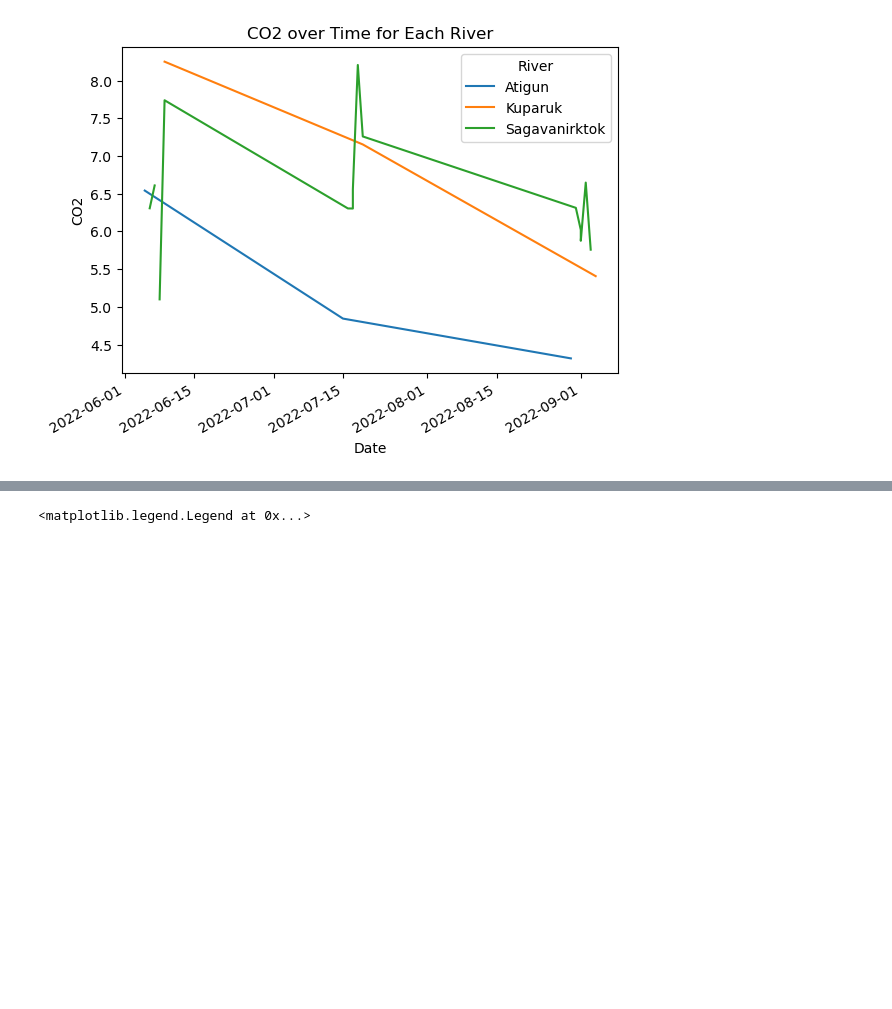
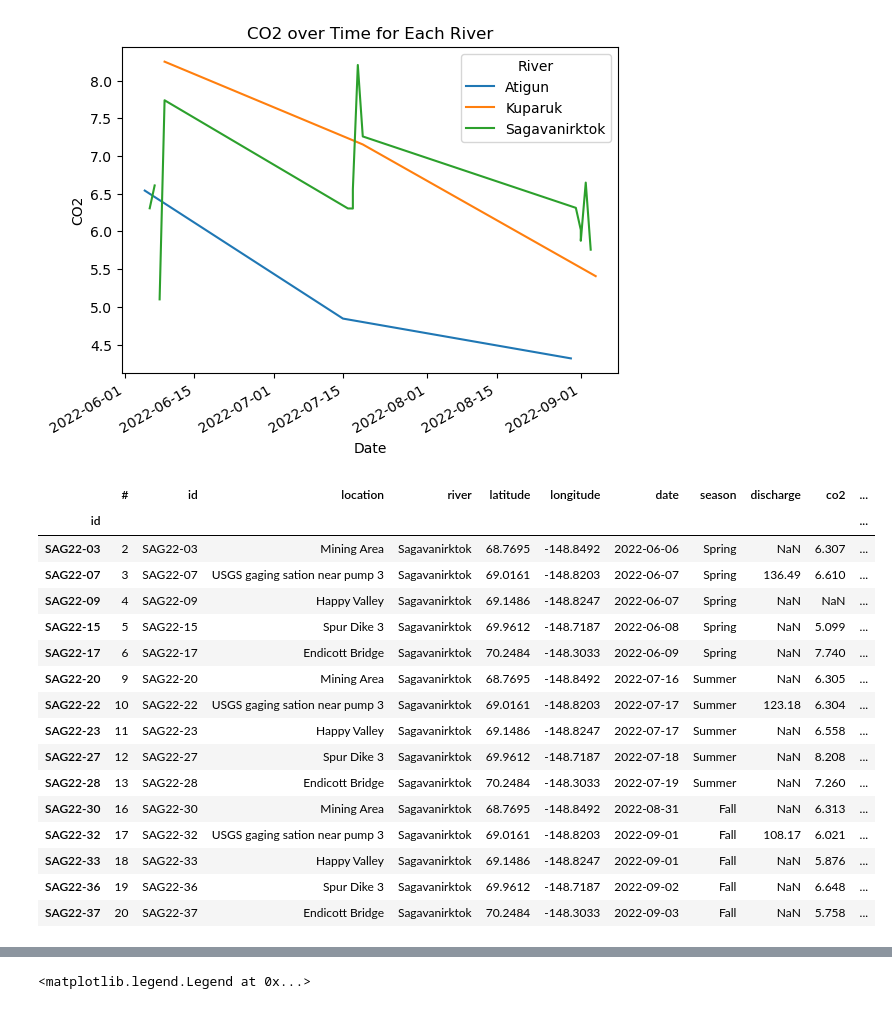
Before and after one commit to asm2296/Assignments, a Jupyter notebook: final project.ipynb, the cells around one changed output, grey strips where cells are left out. Drawn from its saved outputs; the diff is of its cells as text; code cells hidden in the pictures; blank space fills up the shorter version.

```diff
--- a/final project.ipynb
+++ b/final project.ipynb
@@ -47,9 +47,27 @@ plt.show()
 # %% [output]
 [figure]
 # %%
-kuparuk = ghg[ghg.river == "Kuparuk"]
+#will continue by focusing on one river
 sag = ghg[ghg.river == "Sagavanirktok"]
-atigun = ghg[ghg.river == "Atigun"]
+sag
+# %% [output]
+|  | # | id | location | river | latitude | longitude | date | season | discharge | co2 | ... |
+| id |  |  |  |  |  |  |  |  |  |  | ... |
+| SAG22-03 | 2 | SAG22-03 | Mining Area | Sagavanirktok | 68.7695 | -148.8492 | 2022-06-06 | Spring | NaN | 6.307 | ... |
+| SAG22-07 | 3 | SAG22-07 | USGS gaging sation near pump 3 | Sagavanirktok | 69.0161 | -148.8203 | 2022-06-07 | Spring | 136.49 | 6.610 | ... |
+| SAG22-09 | 4 | SAG22-09 | Happy Valley | Sagavanirktok | 69.1486 | -148.8247 | 2022-06-07 | Spring | NaN | NaN | ... |
+| SAG22-15 | 5 | SAG22-15 | Spur Dike 3 | Sagavanirktok | 69.9612 | -148.7187 | 2022-06-08 | Spring | NaN | 5.099 | ... |
+| SAG22-17 | 6 | SAG22-17 | Endicott Bridge | Sagavanirktok | 70.2484 | -148.3033 | 2022-06-09 | Spring | NaN | 7.740 | ... |
+| SAG22-20 | 9 | SAG22-20 | Mining Area | Sagavanirktok | 68.7695 | -148.8492 | 2022-07-16 | Summer | NaN | 6.305 | ... |
+| SAG22-22 | 10 | SAG22-22 | USGS gaging sation near pump 3 | Sagavanirktok | 69.0161 | -148.8203 | 2022-07-17 | Summer | 123.18 | 6.304 | ... |
+| SAG22-23 | 11 | SAG22-23 | Happy Valley | Sagavanirktok | 69.1486 | -148.8247 | 2022-07-17 | Summer | NaN | 6.558 | ... |
+| SAG22-27 | 12 | SAG22-27 | Spur Dike 3 | Sagavanirktok | 69.9612 | -148.7187 | 2022-07-18 | Summer | NaN | 8.208 | ... |
+| SAG22-28 | 13 | SAG22-28 | Endicott Bridge | Sagavanirktok | 70.2484 | -148.3033 | 2022-07-19 | Summer | NaN | 7.260 | ... |
+| SAG22-30 | 16 | SAG22-30 | Mining Area | Sagavanirktok | 68.7695 | -148.8492 | 2022-08-31 | Fall | NaN | 6.313 | ... |
+| SAG22-32 | 17 | SAG22-32 | USGS gaging sation near pump 3 | Sagavanirktok | 69.0161 | -148.8203 | 2022-09-01 | Fall | 108.17 | 6.021 | ... |
+| SAG22-33 | 18 | SAG22-33 | Happy Valley | Sagavanirktok | 69.1486 | -148.8247 | 2022-09-01 | Fall | NaN | 5.876 | ... |
+| SAG22-36 | 19 | SAG22-36 | Spur Dike 3 | Sagavanirktok | 69.9612 | -148.7187 | 2022-09-02 | Fall | NaN | 6.648 | ... |
+| SAG22-37 | 20 | SAG22-37 | Endicott Bridge | Sagavanirktok | 70.2484 | -148.3033 | 2022-09-03 | Fall | NaN | 5.758 | ... |
 # %%
 fig = plt.figure()
 ax = plt.subplot(1,1,1)
```
Also changed, not shown: parts of 2 cells of this notebook.
